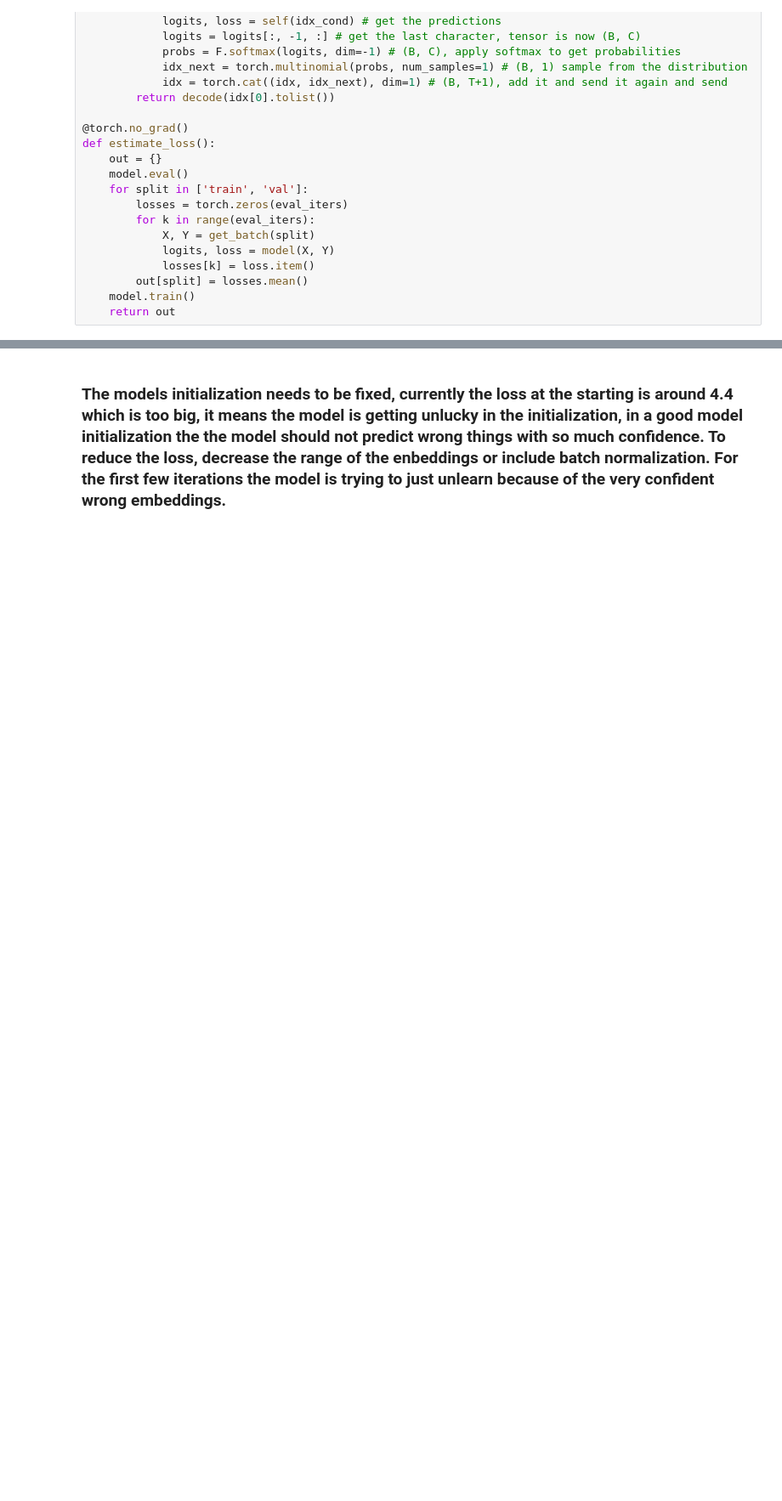
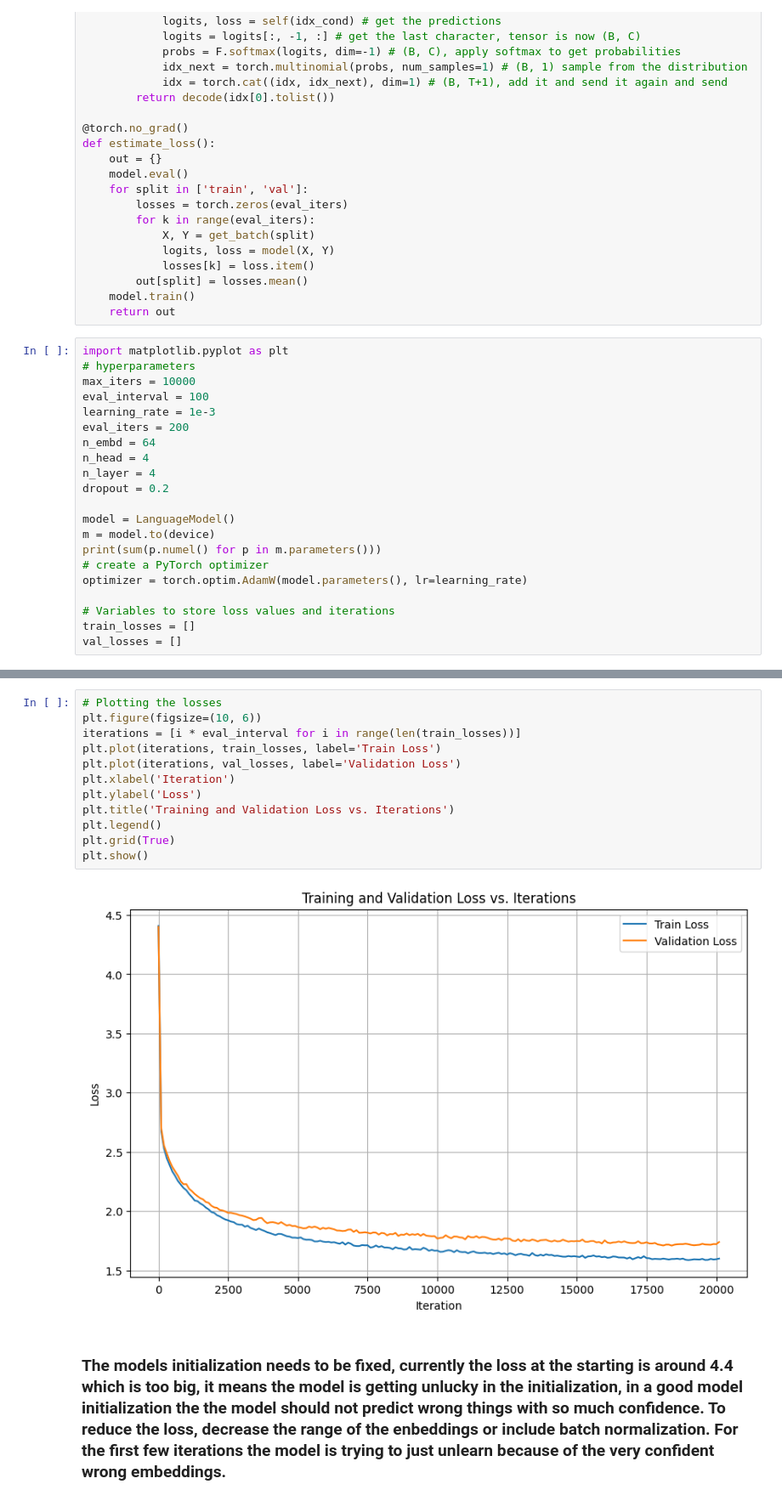
Before and after one commit to Adarsh78513/nn-dream, a Jupyter notebook: nn_dream_bigram.ipynb, the cells around one changed output, grey strips where cells are left out. Shown at 85% size. Saved outputs shown, nothing was run; the diff lists cells and outputs as text; blank space fills up the shorter version.

```diff
--- a/nn_dream_bigram.ipynb
+++ b/nn_dream_bigram.ipynb
@@ -238,3 +238,24 @@ def estimate_loss():
         out[split] = losses.mean()
     model.train()
     return out
+# %%
+import matplotlib.pyplot as plt
+# hyperparameters
+max_iters = 10000
+eval_interval = 100
+learning_rate = 1e-3
+eval_iters = 200
+n_embd = 64
+n_head = 4
+n_layer = 4
+dropout = 0.2
+
+model = LanguageModel()
+m = model.to(device)
+print(sum(p.numel() for p in m.parameters()))
+# create a PyTorch optimizer
+optimizer = torch.optim.AdamW(model.parameters(), lr=learning_rate)
+
+# Variables to store loss values and iterations
+train_losses = []
+val_losses = []
@@ -315,3 +303,17 @@ step 4999: train loss 1.7733, val loss 1.8648
+# %%
+# Plotting the losses
+plt.figure(figsize=(10, 6))
+iterations = [i * eval_interval for i in range(len(train_losses))]
+plt.plot(iterations, train_losses, label='Train Loss')
+plt.plot(iterations, val_losses, label='Validation Loss')
+plt.xlabel('Iteration')
+plt.ylabel('Loss')
+plt.title('Training and Validation Loss vs. Iterations')
+plt.legend()
+plt.grid(True)
+plt.show()
+# %% [output]
+[figure, added]
 # %% [markdown]
 ### The models initialization needs to be fixed, currently the loss at the starting is around 4.4 which is too big, it means the model is getting unlucky in the initialization, in a good model initialization the the model should not predict wrong things with so much confidence. To reduce the loss, decrease the range of the enbeddings or include batch normalization. For the first few iterations the model is trying to just unlearn because of the very confident wrong embeddings.
 # %%
```
Also changed, not shown: parts of 5 cells of this notebook, 6 other files.
